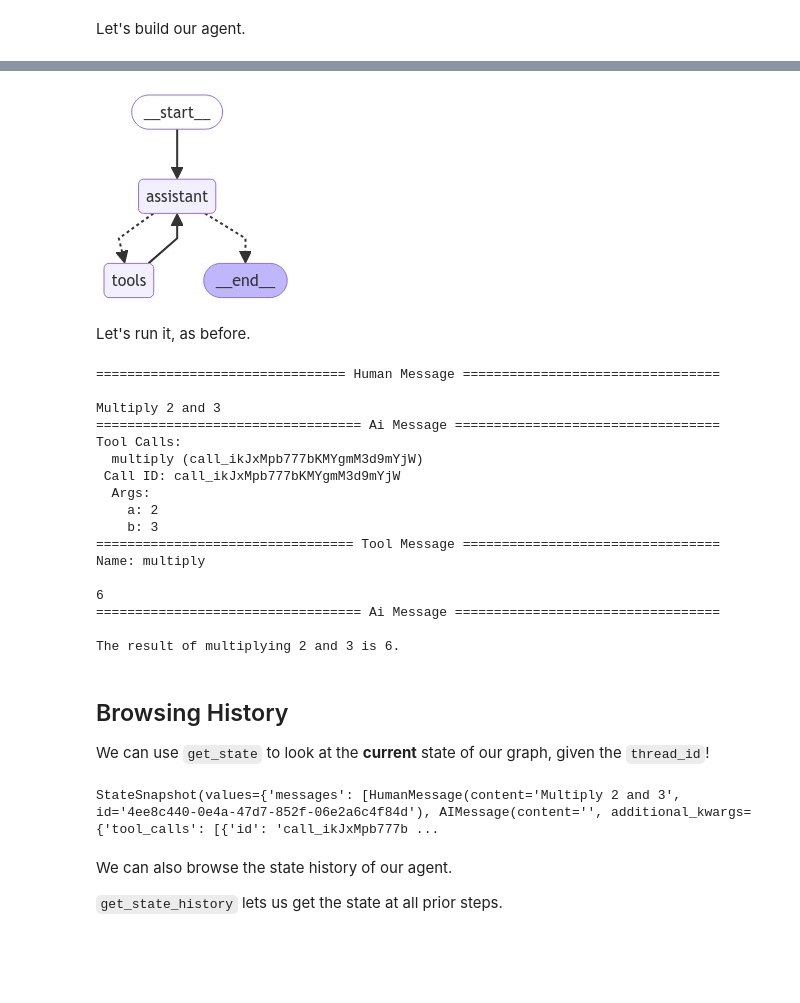
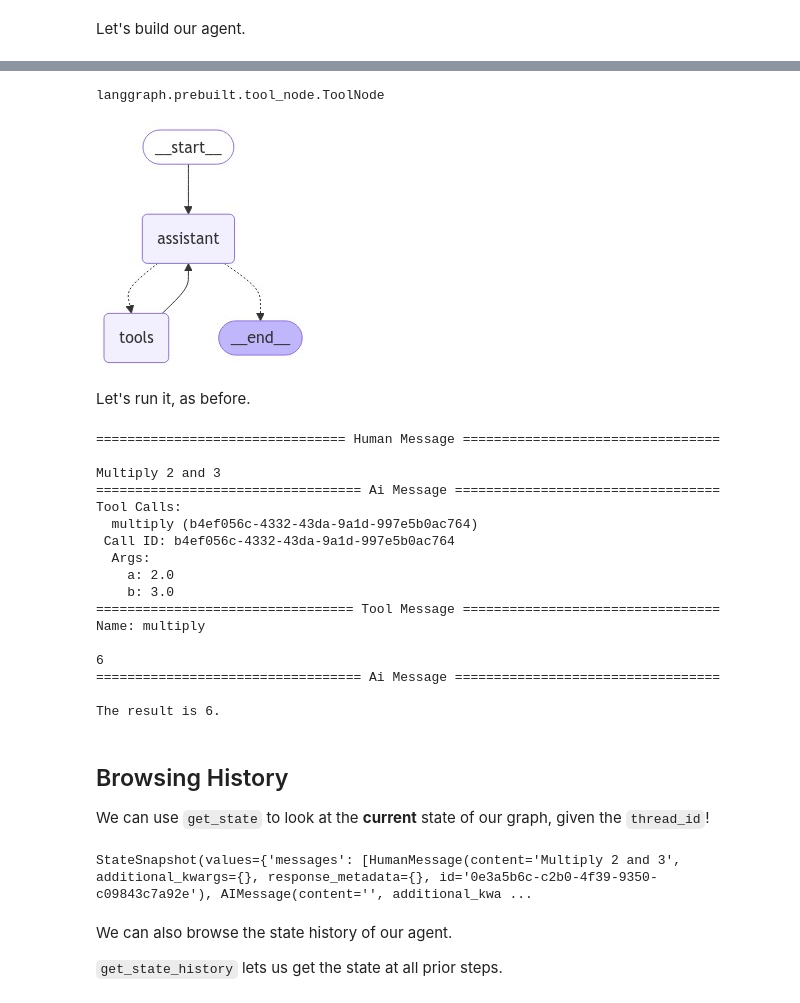
Before and after one commit to panaversity/learn-applied-generative-ai-fundamentals, a Jupyter notebook: 21_langchain_ecosystem/langgraph/course-notebooks/module-3/5_time_travel.ipynb, the cells around one changed output, grey strips where cells are left out. Cells and saved outputs as stored; diff of their text form; code cells hidden in the pictures; blank space fills up the shorter version.

Commit message:
update studio files, m3 & m4 notebooks to gemini and llama3.1 for research-assistant

```diff
--- a/21_langchain_ecosystem/langgraph/course-notebooks/module-3/5_time_travel.ipynb
+++ b/21_langchain_ecosystem/langgraph/course-notebooks/module-3/5_time_travel.ipynb
@@ -34,7 +38,8 @@ _set_env("OPENAI_API_KEY")
 # %% [markdown]
 Let's build our agent.
 # %%
-from langchain_openai import ChatOpenAI
+from langchain_google_genai import ChatGoogleGenerativeAI
+from langchain_core.tools import tool
 
 def multiply(a: int, b: int) -> int:
     """Multiply a and b.
@@ -64,6 +69,6 @@ def divide(a: int, b: int) -> float:
     """
     return a / b
 
-tools = [add, multiply, divide]
-llm = ChatOpenAI(model="gpt-4o")
+tools: list[tool] = [add, multiply, divide]
+llm: ChatGoogleGenerativeAI = ChatGoogleGenerativeAI(model = "gemini-1.5-flash")
 llm_with_tools = llm.bind_tools(tools)
@@ -70,3 +85,9 @@ llm_with_tools = llm.bind_tools(tools)
+# %%
+from langgraph.prebuilt import tools_condition, ToolNode
+
+ToolNode
+# %% [output]
+langgraph.prebuilt.tool_node.ToolNode
 # %%
 from IPython.display import Image, display
 
@@ -74,40 +95,41 @@ from langgraph.checkpoint.memory import MemorySaver
 from langgraph.graph import MessagesState
 from langgraph.graph import START, END, StateGraph
 from langgraph.prebuilt import tools_condition, ToolNode
+from langgraph.graph.state import CompiledStateGraph
 
 from langchain_core.messages import AIMessage, HumanMessage, SystemMessage
 
 # System message
 sys_msg = SystemMessage(content="You are a helpful assistant tasked with performing arithmetic on a set of inputs.")
 
 # Node
 def assistant(state: MessagesState):
    return {"messages": [llm_with_tools.invoke([sys_msg] + state["messages"])]}
 
 # Graph
-builder = StateGraph(MessagesState)
+builder: StateGraph = StateGraph(MessagesState)
 
 # Define nodes: these do the work
 builder.add_node("assistant", assistant)
 builder.add_node("tools", ToolNode(tools))
 
 # Define edges: these determine the control flow
 builder.add_edge(START, "assistant")
 builder.add_conditional_edges(
     "assistant",
     # If the latest message (result) from assistant is a tool call -> tools_condition routes to tools
     # If the latest message (result) from assistant is a not a tool call -> tools_condition routes to END
     tools_condition,
 )
 builder.add_edge("tools", "assistant")
 
-memory = MemorySaver()
-graph = builder.compile(checkpointer=MemorySaver())
+memory: MemorySaver = MemorySaver()
+graph: CompiledStateGraph = builder.compile(checkpointer=MemorySaver())
 
 # Show
 display(Image(graph.get_graph(xray=True).draw_mermaid_png()))
 # %% [output]
-[figure, old version]
+[figure, new version]
 # %% [markdown]
 Let's run it, as before.
 # %%
@@ -126,18 +148,18 @@ for event in graph.stream(initial_input, thread, stream_mode="values"):
 Multiply 2 and 3
 ================================== Ai Message ==================================
 Tool Calls:
-  multiply (call_ikJxMpb777bKMYgmM3d9mYjW)
- Call ID: call_ikJxMpb777bKMYgmM3d9mYjW
+  multiply (b4ef056c-4332-43da-9a1d-997e5b0ac764)
+ Call ID: b4ef056c-4332-43da-9a1d-997e5b0ac764
   Args:
-    a: 2
-    b: 3
+    a: 2.0
+    b: 3.0
 ================================= Tool Message =================================
 Name: multiply
 
 6
 ================================== Ai Message ==================================
 
-The result of multiplying 2 and 3 is 6.
+The result is 6.
 # %% [markdown]
 ## Browsing History
 
@@ -145,7 +167,7 @@ We can use `get_state` to look at the **current** state of our graph, given the
 # %%
 graph.get_state({'configurable': {'thread_id': '1'}})
 # %% [output]
-StateSnapshot(values={'messages': [HumanMessage(content='Multiply 2 and 3', id='4ee8c440-0e4a-47d7-852f-06e2a6c4f84d'), AIMessage(content='', additional_kwargs={'tool_calls': [{'id': 'call_ikJxMpb777b ...
+StateSnapshot(values={'messages': [HumanMessage(content='Multiply 2 and 3', additional_kwargs={}, response_metadata={}, id='0e3a5b6c-c2b0-4f39-9350-c09843c7a92e'), AIMessage(content='', additional_kwa ...
 # %% [markdown]
 We can also browse the state history of our agent.
 
```
Also changed, not shown: parts of 16 cells of this notebook, 19 other files.
